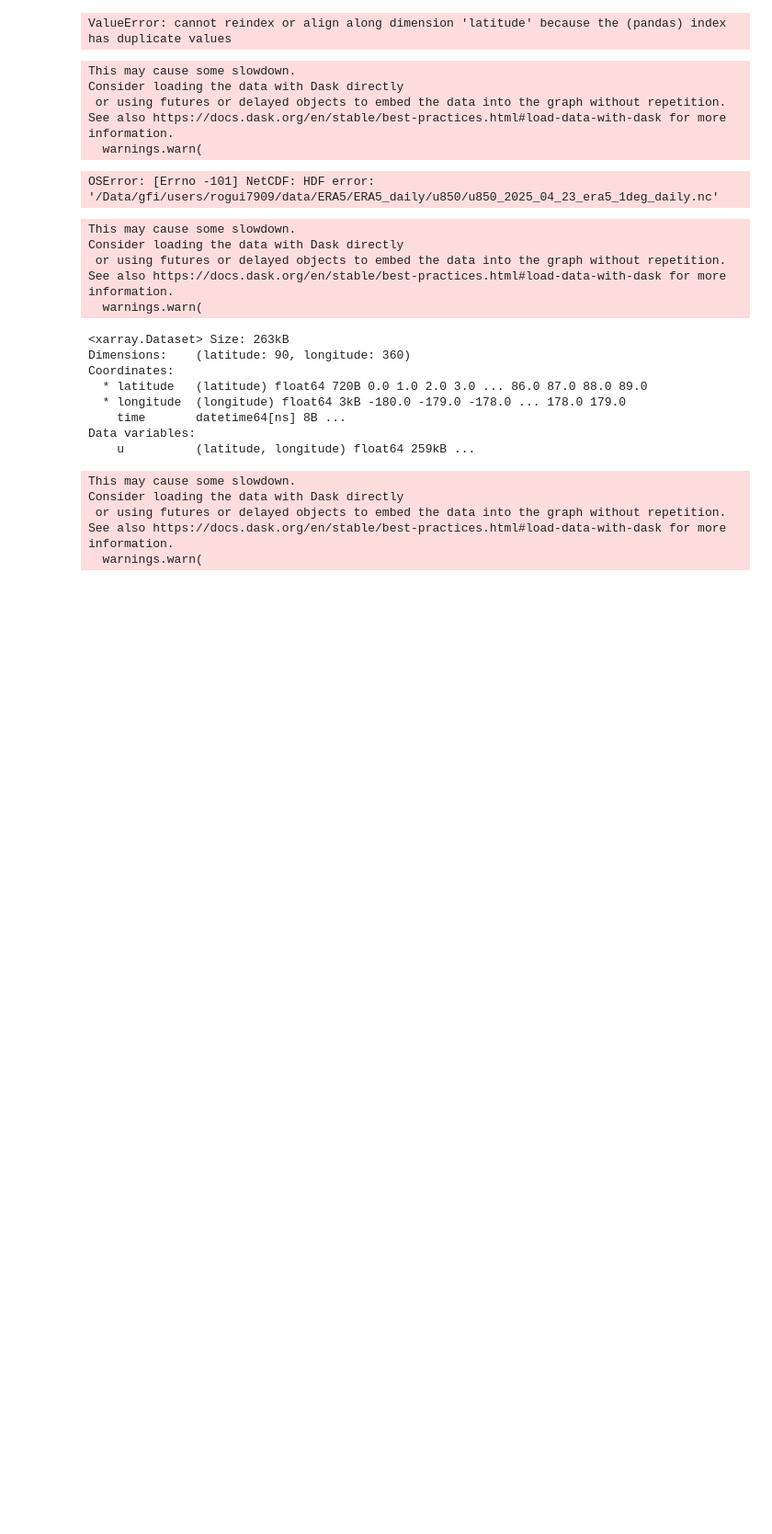
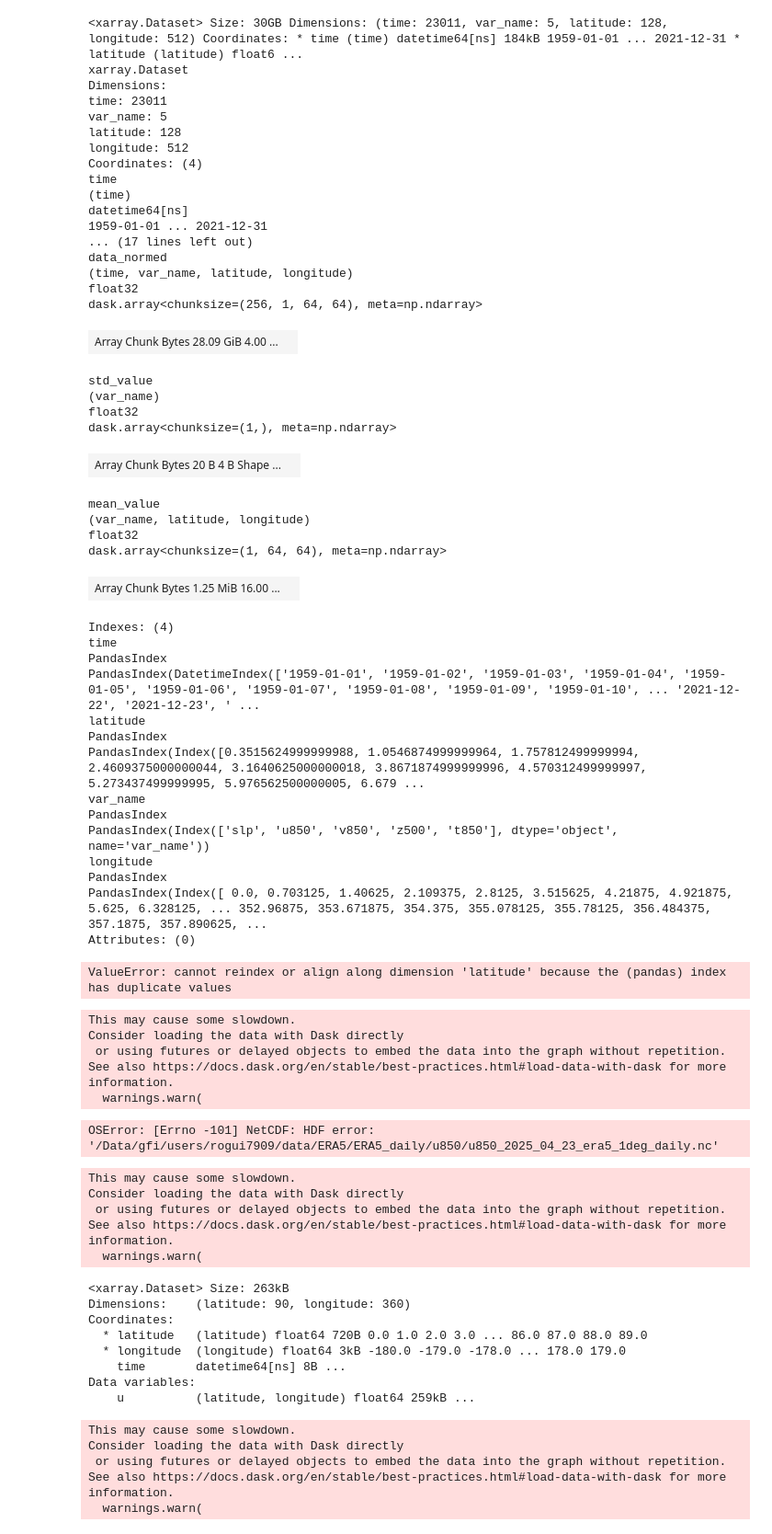
Before and after one commit to rguilcas/predict_rain_norway, a Jupyter notebook: prepare_data/make_zarr_from_daily_files.ipynb, the cells around one changed output. Shown at 92% size. Drawn from its saved outputs; the diff is of its cells as text; code cells hidden in the pictures; blank space fills up the shorter version.

```diff
--- a/prepare_data/make_zarr_from_daily_files.ipynb
+++ b/prepare_data/make_zarr_from_daily_files.ipynb
@@ -58,0 +111,45 @@ ds = xr.open_mfdataset('/Data/gfi/users/rogui7909/data/ERA5/ERA5_daily/slp/yearl
+# %%
+ds_ref
+# %% [output]
+<xarray.Dataset> Size: 30GB Dimensions: (time: 23011, var_name: 5, latitude: 128, longitude: 512) Coordinates: * time (time) datetime64[ns] 184kB 1959-01-01 ... 2021-12-31 * latitude (latitude) float6 ...
+xarray.Dataset
+Dimensions:
+time: 23011
+var_name: 5
+latitude: 128
+longitude: 512
+Coordinates: (4)
+time
+(time)
+datetime64[ns]
+1959-01-01 ... 2021-12-31
+... (17 lines left out)
+data_normed
+(time, var_name, latitude, longitude)
+float32
+dask.array<chunksize=(256, 1, 64, 64), meta=np.ndarray>
+| Array Chunk Bytes 28.09 GiB 4.00 ... |  |
+std_value
+(var_name)
+float32
+dask.array<chunksize=(1,), meta=np.ndarray>
+| Array Chunk Bytes 20 B 4 B Shape ... |  |
+mean_value
+(var_name, latitude, longitude)
+float32
+dask.array<chunksize=(1, 64, 64), meta=np.ndarray>
+| Array Chunk Bytes 1.25 MiB 16.00 ... |  |
+Indexes: (4)
+time
+PandasIndex
+PandasIndex(DatetimeIndex(['1959-01-01', '1959-01-02', '1959-01-03', '1959-01-04', '1959-01-05', '1959-01-06', '1959-01-07', '1959-01-08', '1959-01-09', '1959-01-10', ... '2021-12-22', '2021-12-23', ' ...
+latitude
+PandasIndex
+PandasIndex(Index([0.3515624999999988, 1.0546874999999964, 1.757812499999994, 2.4609375000000044, 3.1640625000000018, 3.8671874999999996, 4.570312499999997, 5.273437499999995, 5.976562500000005, 6.679 ...
+var_name
+PandasIndex
+PandasIndex(Index(['slp', 'u850', 'v850', 'z500', 't850'], dtype='object', name='var_name'))
+longitude
+PandasIndex
+PandasIndex(Index([ 0.0, 0.703125, 1.40625, 2.109375, 2.8125, 3.515625, 4.21875, 4.921875, 5.625, 6.328125, ... 352.96875, 353.671875, 354.375, 355.078125, 355.78125, 356.484375, 357.1875, 357.890625, ...
+Attributes: (0)
```
Also changed, not shown: parts of 15 cells of this notebook, 4 other files.
